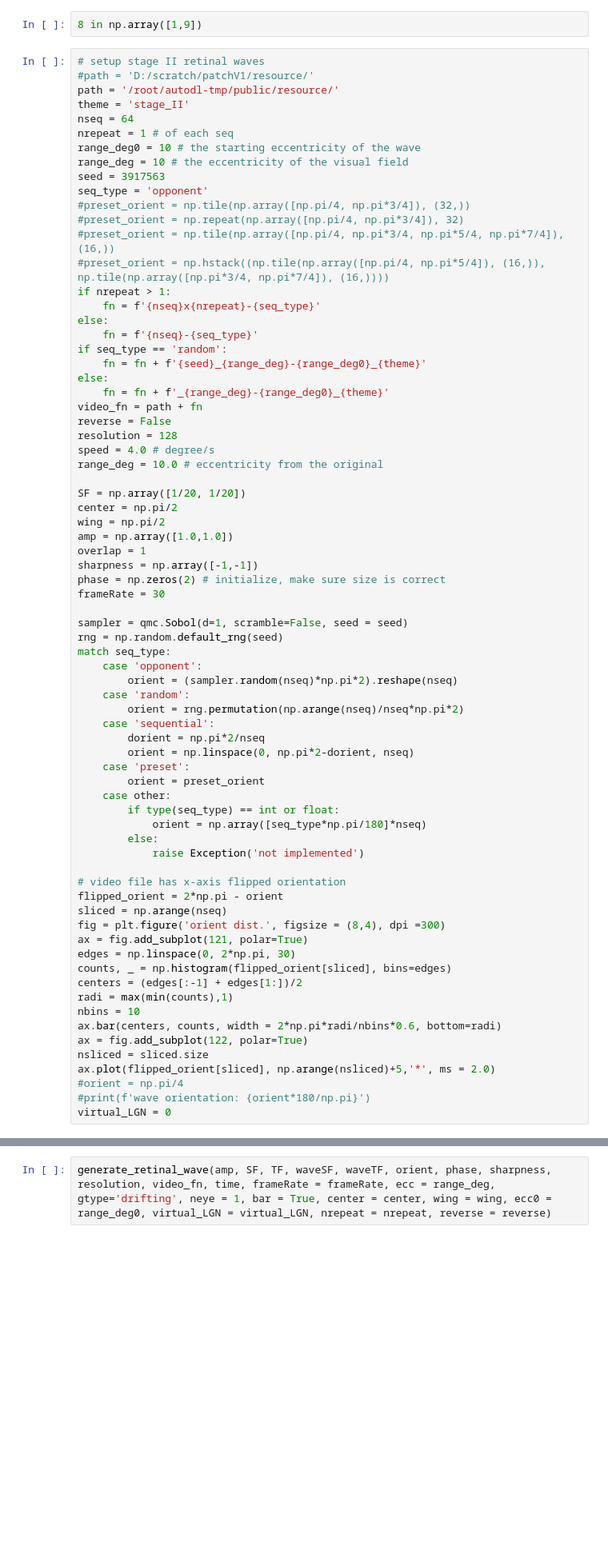
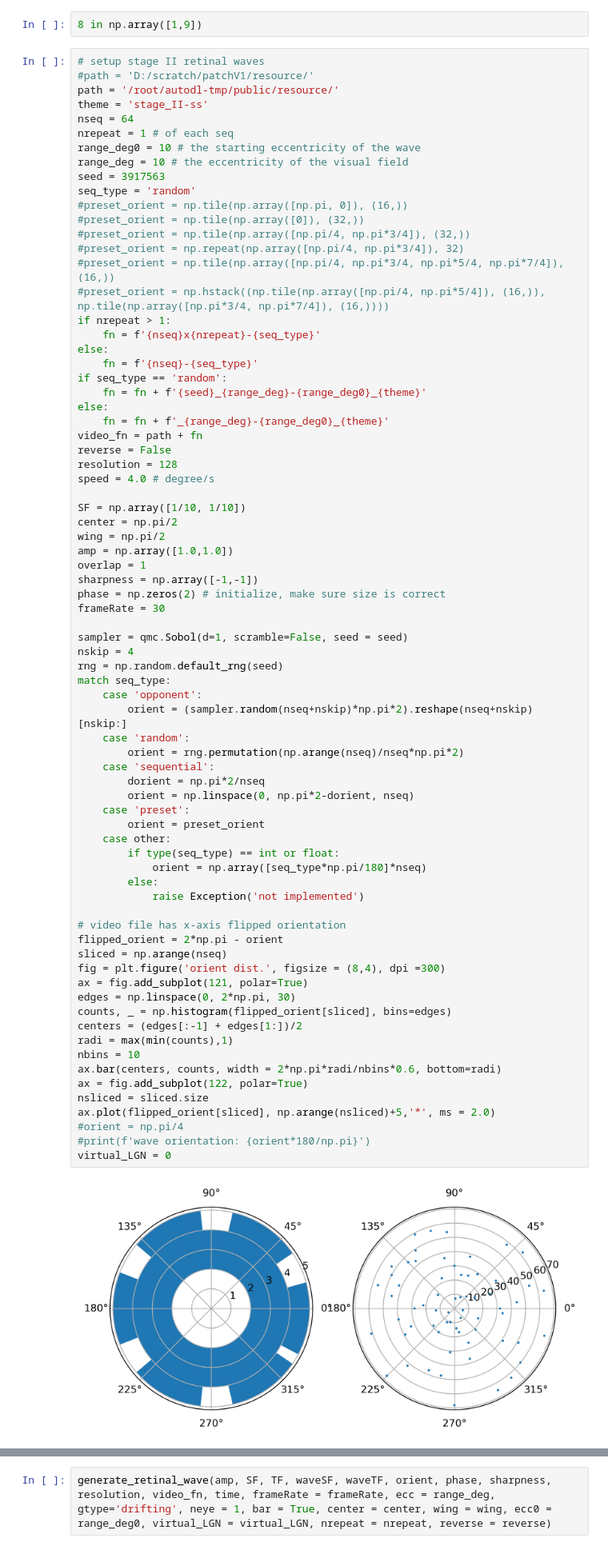
Before and after one commit to g13/patchV1, a Jupyter notebook: ext_input.ipynb, the cells around one changed output, grey strips where cells are left out. Shown at 80% size. Cells and saved outputs as stored; diff of their text form; blank space fills up the shorter version.

```diff
--- a/ext_input.ipynb
+++ b/ext_input.ipynb
@@ -119,13 +131,15 @@ LMS_series = generate_grating(1.0, SF, TF, orient, 512, crest, valley, video_fn,
 # setup stage II retinal waves
 #path = 'D:/scratch/patchV1/resource/'
 path = '/root/autodl-tmp/public/resource/'
-theme = 'stage_II'
+theme = 'stage_II-ss'
 nseq = 64
 nrepeat = 1 # of each seq
 range_deg0 = 10 # the starting eccentricity of the wave
 range_deg = 10 # the eccentricity of the visual field
 seed = 3917563
-seq_type = 'opponent'
+seq_type = 'random'
+#preset_orient = np.tile(np.array([np.pi, 0]), (16,))
+#preset_orient = np.tile(np.array([0]), (32,))
 #preset_orient = np.tile(np.array([np.pi/4, np.pi*3/4]), (32,))
 #preset_orient = np.repeat(np.array([np.pi/4, np.pi*3/4]), 32)
 #preset_orient = np.tile(np.array([np.pi/4, np.pi*3/4, np.pi*5/4, np.pi*7/4]), (16,))
@@ -142,9 +156,8 @@ video_fn = path + fn
 reverse = False
 resolution = 128
 speed = 4.0 # degree/s
-range_deg = 10.0 # eccentricity from the original
 
-SF = np.array([1/20, 1/20])
+SF = np.array([1/10, 1/10])
 center = np.pi/2
 wing = np.pi/2
 amp = np.array([1.0,1.0])
@@ -154,40 +167,43 @@ phase = np.zeros(2) # initialize, make sure size is correct
 frameRate = 30
 
 sampler = qmc.Sobol(d=1, scramble=False, seed = seed)
+nskip = 4
 rng = np.random.default_rng(seed)
 match seq_type:
     case 'opponent':
-        orient = (sampler.random(nseq)*np.pi*2).reshape(nseq)
+        orient = (sampler.random(nseq+nskip)*np.pi*2).reshape(nseq+nskip)[nskip:]
     case 'random':
         orient = rng.permutation(np.arange(nseq)/nseq*np.pi*2)
     case 'sequential':
         dorient = np.pi*2/nseq
         orient = np.linspace(0, np.pi*2-dorient, nseq)
     case 'preset':
         orient = preset_orient
     case other:
         if type(seq_type) == int or float:
             orient = np.array([seq_type*np.pi/180]*nseq)
         else:
             raise Exception('not implemented')
 
 # video file has x-axis flipped orientation
 flipped_orient = 2*np.pi - orient
 sliced = np.arange(nseq)
 fig = plt.figure('orient dist.', figsize = (8,4), dpi =300)
 ax = fig.add_subplot(121, polar=True)
 edges = np.linspace(0, 2*np.pi, 30)
 counts, _ = np.histogram(flipped_orient[sliced], bins=edges)
 centers = (edges[:-1] + edges[1:])/2
 radi = max(min(counts),1)
 nbins = 10
 ax.bar(centers, counts, width = 2*np.pi*radi/nbins*0.6, bottom=radi)
 ax = fig.add_subplot(122, polar=True)
 nsliced = sliced.size
 ax.plot(flipped_orient[sliced], np.arange(nsliced)+5,'*', ms = 2.0)
 #orient = np.pi/4
 #print(f'wave orientation: {orient*180/np.pi}')
 virtual_LGN = 0
+# %% [output]
+[figure, added]
 # %%
 # generate retinal waves
 stimulus_fn = video_fn + '.bin'
```
Also changed, not shown: parts of 6 cells of this notebook, 17 other files.
